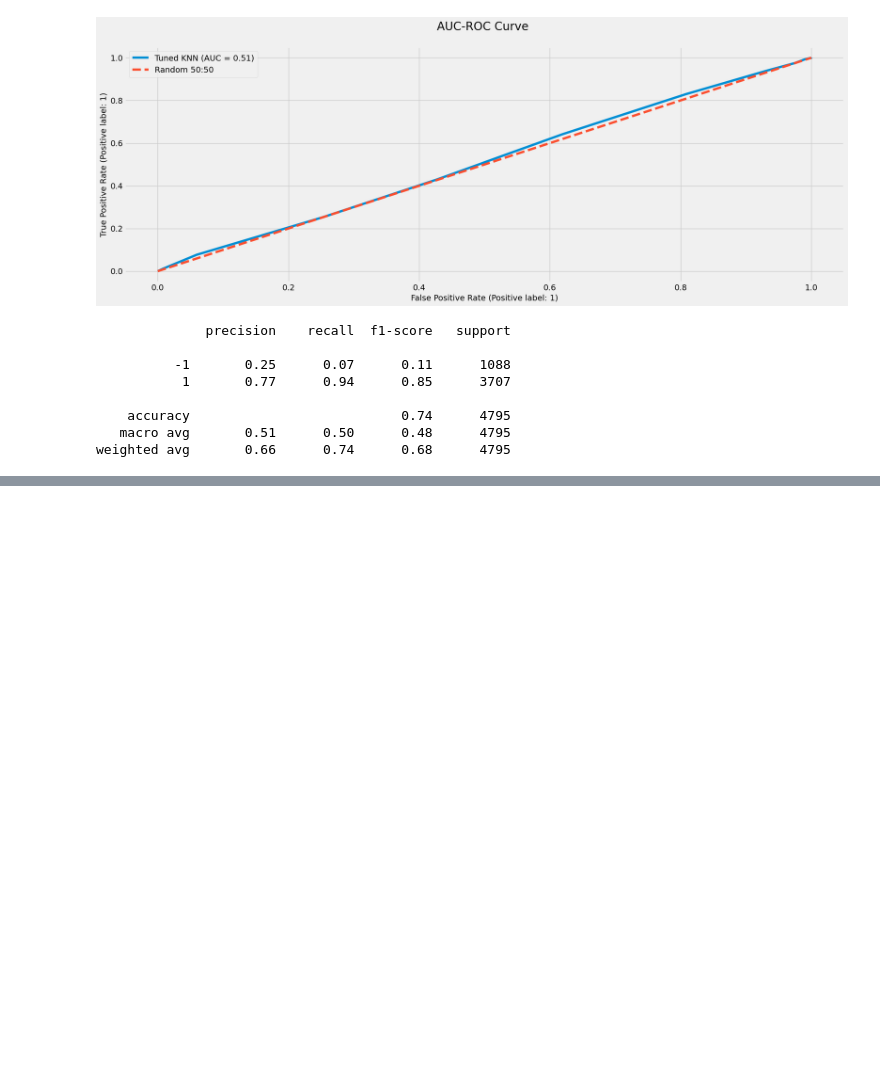
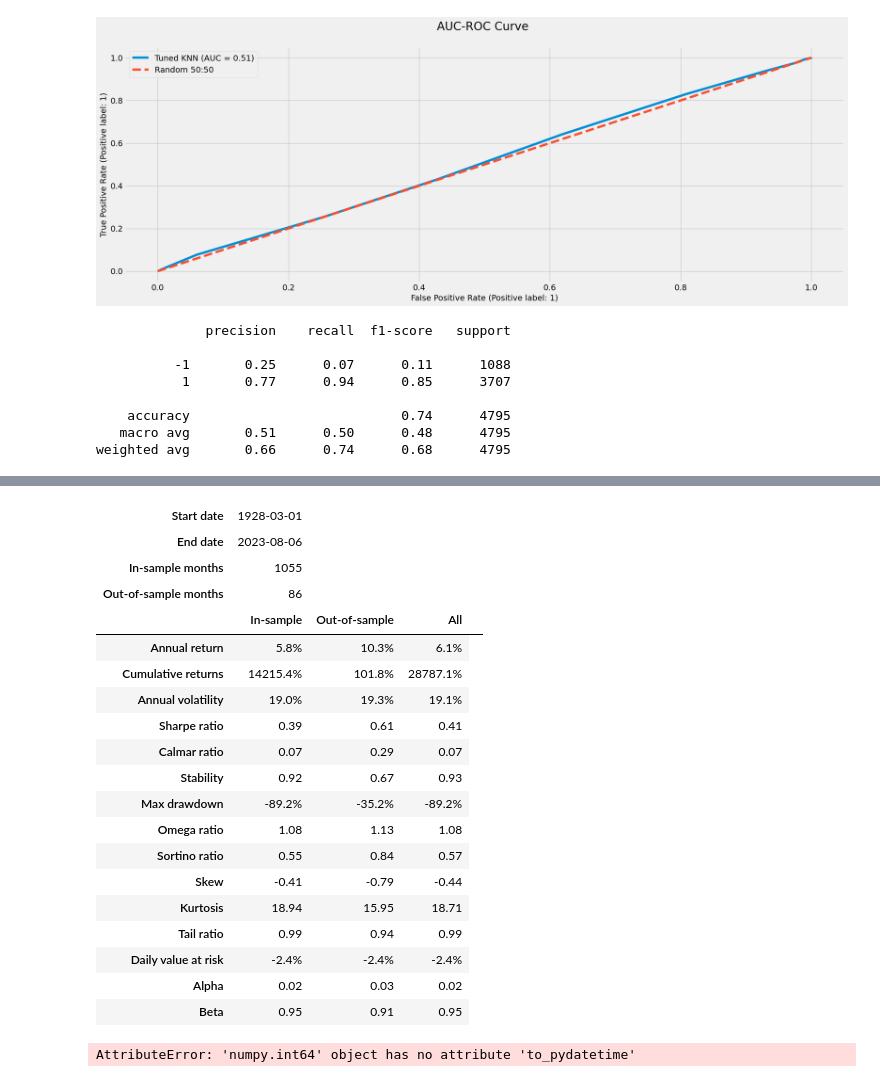
Before and after one commit to JoaoJungblut/QuantFinanceTraining, a Jupyter notebook: PythonLabs/pythonlab13.ipynb, the cells around one changed output, grey strips where cells are left out. Drawn from its saved outputs; the diff is of its cells as text; code cells hidden in the pictures; blank space fills up the shorter version.

```diff
--- a/PythonLabs/pythonlab13.ipynb
+++ b/PythonLabs/pythonlab13.ipynb
@@ -331,0 +361,28 @@ weighted avg       0.66      0.74      0.68      4795
+# %%
+# Import pyfolio
+import pyfolio  as pf
+
+# Live start date
+pf.create_returns_tear_sheet(df1['Strategy'], live_start_date='2016-04-07', benchmark_rets=df1['Returns'])
+# %% [output]
+| Start date | 1928-03-01 |  |  |  |
+| End date | 2023-08-06 |  |  |  |
+| In-sample months | 1055 |  |  |  |
+| Out-of-sample months | 86 |  |  |  |
+|  | In-sample | Out-of-sample | All |
+| Annual return | 5.8% | 10.3% | 6.1% |
+| Cumulative returns | 14215.4% | 101.8% | 28787.1% |
+| Annual volatility | 19.0% | 19.3% | 19.1% |
+| Sharpe ratio | 0.39 | 0.61 | 0.41 |
+| Calmar ratio | 0.07 | 0.29 | 0.07 |
+| Stability | 0.92 | 0.67 | 0.93 |
+| Max drawdown | -89.2% | -35.2% | -89.2% |
+| Omega ratio | 1.08 | 1.13 | 1.08 |
+| Sortino ratio | 0.55 | 0.84 | 0.57 |
+| Skew | -0.41 | -0.79 | -0.44 |
+| Kurtosis | 18.94 | 15.95 | 18.71 |
+| Tail ratio | 0.99 | 0.94 | 0.99 |
+| Daily value at risk | -2.4% | -2.4% | -2.4% |
+| Alpha | 0.02 | 0.03 | 0.02 |
+| Beta | 0.95 | 0.91 | 0.95 |
+AttributeError: 'numpy.int64' object has no attribute 'to_pydatetime'
```
Also changed, not shown: parts of 1 cell of this notebook.
